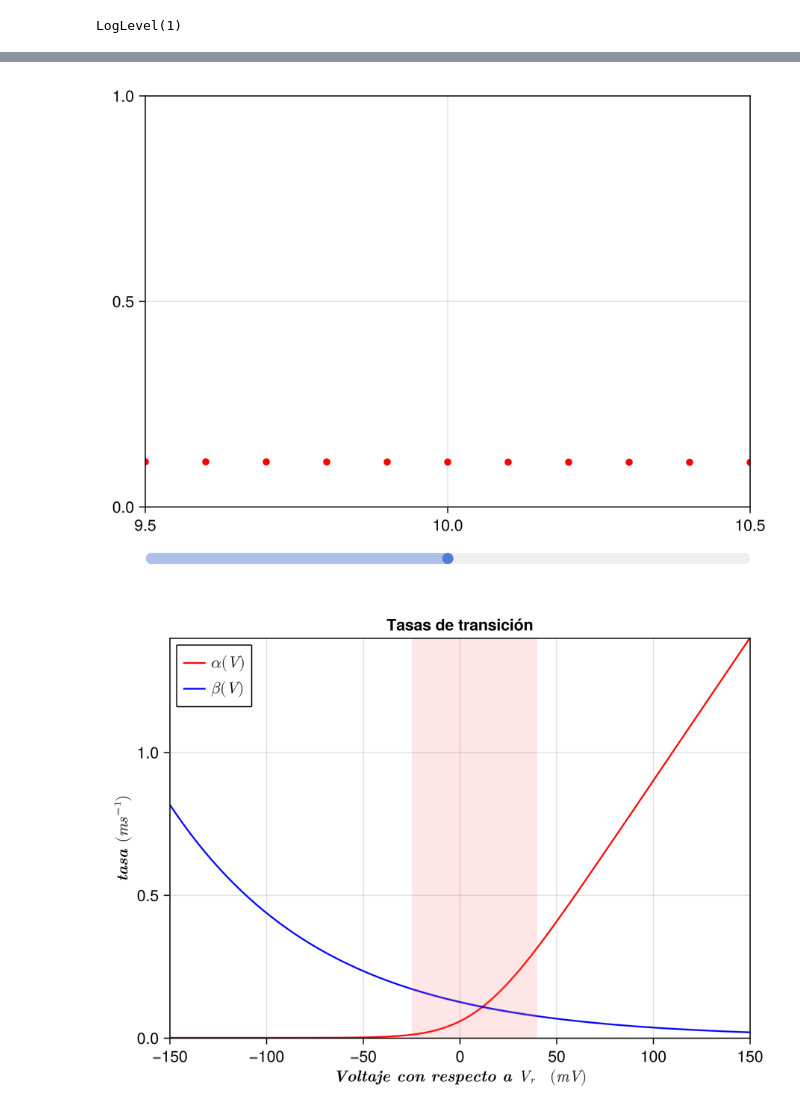
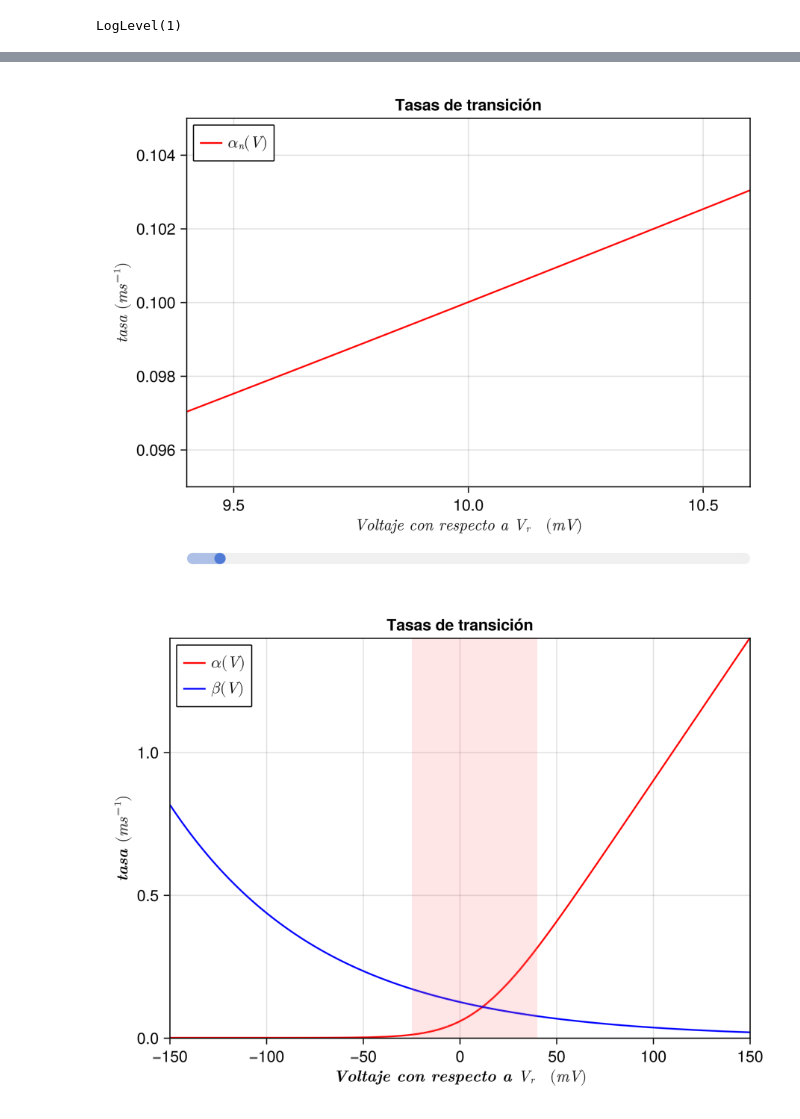
Before and after one commit to curenosm/RN-20242, a Jupyter notebook: RedesNeuronalesJuliaFCiencias/src/julia-notebooks/00_modelo_hudgkin_huxley/modelo_de_hodgkin_huxley.ipynb, the cells around one changed output, grey strips where cells are left out. Cells and saved outputs as stored; diff of their text form; code cells hidden in the pictures.

```diff
--- a/RedesNeuronalesJuliaFCiencias/src/julia-notebooks/00_modelo_hudgkin_huxley/modelo_de_hodgkin_huxley.ipynb
+++ b/RedesNeuronalesJuliaFCiencias/src/julia-notebooks/00_modelo_hudgkin_huxley/modelo_de_hodgkin_huxley.ipynb
@@ -8,15 +13,11 @@ Logging.disable_logging(Logging.Info)
 # %% [output]
 LogLevel(1)
 # %%
-using GLMakie
+# TODO: Programar la función alpha_n como función del voltaje V.
+#       Necesitarás definir un caso especial cuando V - 10 < epsilon
+#       Utiliza esta celda para ver cómo se comporta tu función en esta vecindad.
+#       ¿Qué pasa si epsilon = 0.1? ¿Y si epsilon = 0.01?
 
-# Definimos las funciones de probabilidad
-function alpha_n(V)
-    if abs(V - 10) < 0.01
-        return 0.1
-    end
-    0.01 * (10 - V) / (exp((10 - V) / 10) - 1)
-end
-
-beta_n(V) = 0.125 * exp(-V / 80)
+# Cargamos las funciones desde un archivo para utilizarlas en múltiples notebooks
+include("./code/funciones.jl")
 # %% [output]
@@ -51,32 +65,33 @@ Observemos que cuando $V = 10$ la función está indefinida.  Utilizando la regl
                = \frac{-0.01}{-0.1} = 0.1
 \end{align}
 # %%
-# TODO: Programar la función alpha_n como función del voltaje V.
-#       Necesitarás definir un caso especial cuando V - 10 < epsilon
-#       Utiliza esta celda para ver cómo se comporta tu función en esta vecindad.
-#       ¿Qué pasa si epsilon = 0.1? ¿Y si epsilon = 0.01?
 fig = Figure()
-ax = Axis(fig[1, 1])
-step_slider = Slider(fig[2, 1], range = 0.0001:0.0001:0.2, startvalue = 0.1)
+ax = Axis(
+    fig[1, 1],
+    title="Tasas de transición",
+    xlabel=L"\textit{Voltaje con respecto a } V_r \quad (mV)",
+    ylabel=L"\textit{tasa } (ms^{-1})"
+)
+step_slider = Slider(fig[2, 1], range=0.0001:0.0001:0.2, startvalue=0.01)
 
-min_x = 9.5
-max_x = 10.5
-min_y = 0
-max_y = 1
+min_x = 9.4
+max_x = 10.6
+min_y = 0.095
+max_y = 0.105
 
 points = lift(step_slider.value) do step
     xs = min_x:step:max_x
-    ys = beta_n.(xs)
-    res_points = [(x, y) for (x, y) in zip(xs, ys)]
-    [Point2f(x, y) for (x, y) in res_points]
+    ys = alpha_n.(xs)
+    [Point2f(x, y) for (x, y) in zip(xs, ys)]
 end
 
-scatter!(points, color = :red, label="alpha_n(V)")
+lines!(points, color=:red, label=L"\alpha_n(V)")
 limits!(ax, min_x, max_x, min_y, max_y)
+axislegend(ax, position=:lt)
 
 fig
 # %% [output]
-[figure, old version]
+[figure, new version]
 # %%
 V = -150:0.1:150
 alpha = alpha_n.(V)
```
Also changed, not shown: parts of 10 cells of this notebook, 9 other files.
